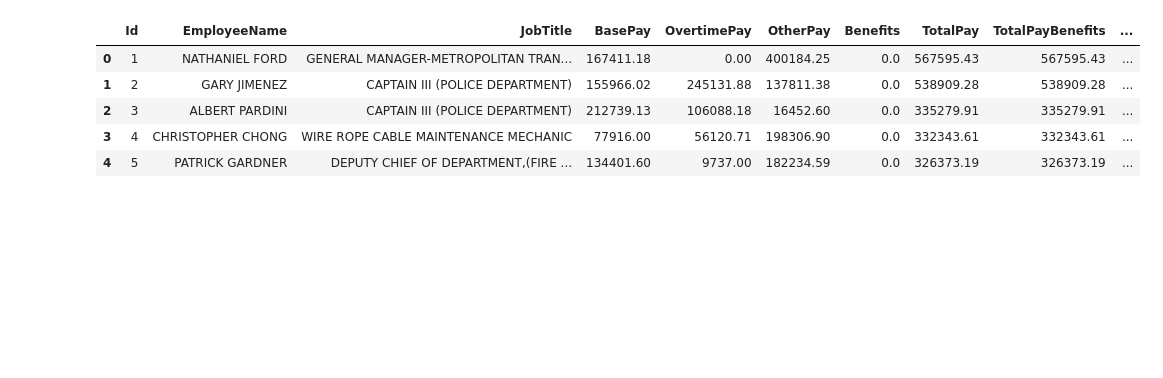
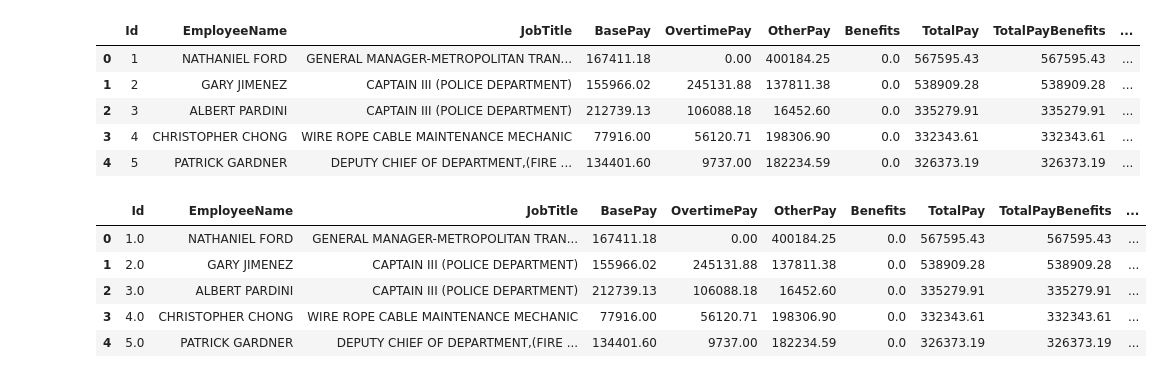
Before and after one commit to abuh1/SFsalaries-ETL-Pipeline, a Jupyter notebook: notebooks/transform.ipynb, the cells around one changed output. Drawn from its saved outputs; the diff is of its cells as text; code cells hidden in the pictures; blank space fills up the shorter version.

```diff
--- a/src/transform.ipynb
+++ b/notebooks/transform.ipynb
@@ -1,10 +1,12 @@
 # %%
 import pandas as pd
+import sys
 import numpy as np
-from extract import extract_data
+sys.path.insert(0, '../src')
+from extract_utils import extract_csv
 
 # load data into pandas dataframe
-data = extract_data('../data/input/Salaries.csv')
+data = extract_csv('../data/input/Salaries.csv')
 df = pd.DataFrame(data)
 
 # Set max num of rows to display
@@ -194,3 +196,36 @@ df.head()
 | 2 | 3 | ALBERT PARDINI | CAPTAIN III (POLICE DEPARTMENT) | 212739.13 | 106088.18 | 16452.60 | 0.0 | 335279.91 | 335279.91 | ... |
 | 3 | 4 | CHRISTOPHER CHONG | WIRE ROPE CABLE MAINTENANCE MECHANIC | 77916.00 | 56120.71 | 198306.90 | 0.0 | 332343.61 | 332343.61 | ... |
 | 4 | 5 | PATRICK GARDNER | DEPUTY CHIEF OF DEPARTMENT,(FIRE ... | 134401.60 | 9737.00 | 182234.59 | 0.0 | 326373.19 | 326373.19 | ... |
+# %%
+# the second feature will compare TotalPay to the std for that job title and categorise it (low, medium, high)
+# create empty column
+df['SalaryRangeCategory'] = ''
+
+# merge the aggregated df and original df to compare salaries for job titles
+agg_df.columns = ['JobTitle', 'BasePay_mean', 'BasePay_median', 'BasePay_min', 'BasePay_max', 'BasePay_std', 'BasePay_count', 'TotalPay_mean', 'TotalPay_median', 'TotalPay_min', 'TotalPay_max', 'TotalPay_std', 'TotalPay_count']
+merged_df = df.merge(agg_df, on='JobTitle')
+# %%
+# calculate the TotalPay salary range for each row, if pay is less than 1 std below mean, salary range will be low. Above will be high and within will be medium.
+for i, row in merged_df.iterrows():
+    mean = row['TotalPay_mean']
+    std = row['TotalPay_std']
+    salary = row['TotalPay']
+    if salary < mean - std:
+        df.at[i, 'SalaryRangeCategory'] = 'low'
+    elif salary > mean + std:
+        df.at[i, 'SalaryRangeCategory'] = 'high'
+    else:
+        df.at[i, 'SalaryRangeCategory'] = 'medium'
+
+# fill in missing values (caused by std = NaN) with 'unknown'
+df['SalaryRangeCategory'] = df['SalaryRangeCategory'].fillna('unknown')
+# %%
+# transforming the dataset is finished. Display both agg_df and df:
+df.head()
+# %% [output]
+|  | Id | EmployeeName | JobTitle | BasePay | OvertimePay | OtherPay | Benefits | TotalPay | TotalPayBenefits | ... |
+| 0 | 1.0 | NATHANIEL FORD | GENERAL MANAGER-METROPOLITAN TRAN... | 167411.18 | 0.00 | 400184.25 | 0.0 | 567595.43 | 567595.43 | ... |
+| 1 | 2.0 | GARY JIMENEZ | CAPTAIN III (POLICE DEPARTMENT) | 155966.02 | 245131.88 | 137811.38 | 0.0 | 538909.28 | 538909.28 | ... |
+| 2 | 3.0 | ALBERT PARDINI | CAPTAIN III (POLICE DEPARTMENT) | 212739.13 | 106088.18 | 16452.60 | 0.0 | 335279.91 | 335279.91 | ... |
+| 3 | 4.0 | CHRISTOPHER CHONG | WIRE ROPE CABLE MAINTENANCE MECHANIC | 77916.00 | 56120.71 | 198306.90 | 0.0 | 332343.61 | 332343.61 | ... |
+| 4 | 5.0 | PATRICK GARDNER | DEPUTY CHIEF OF DEPARTMENT,(FIRE ... | 134401.60 | 9737.00 | 182234.59 | 0.0 | 326373.19 | 326373.19 | ... |
```
Also changed, not shown: parts of 3 cells of this notebook, 4 other files.
